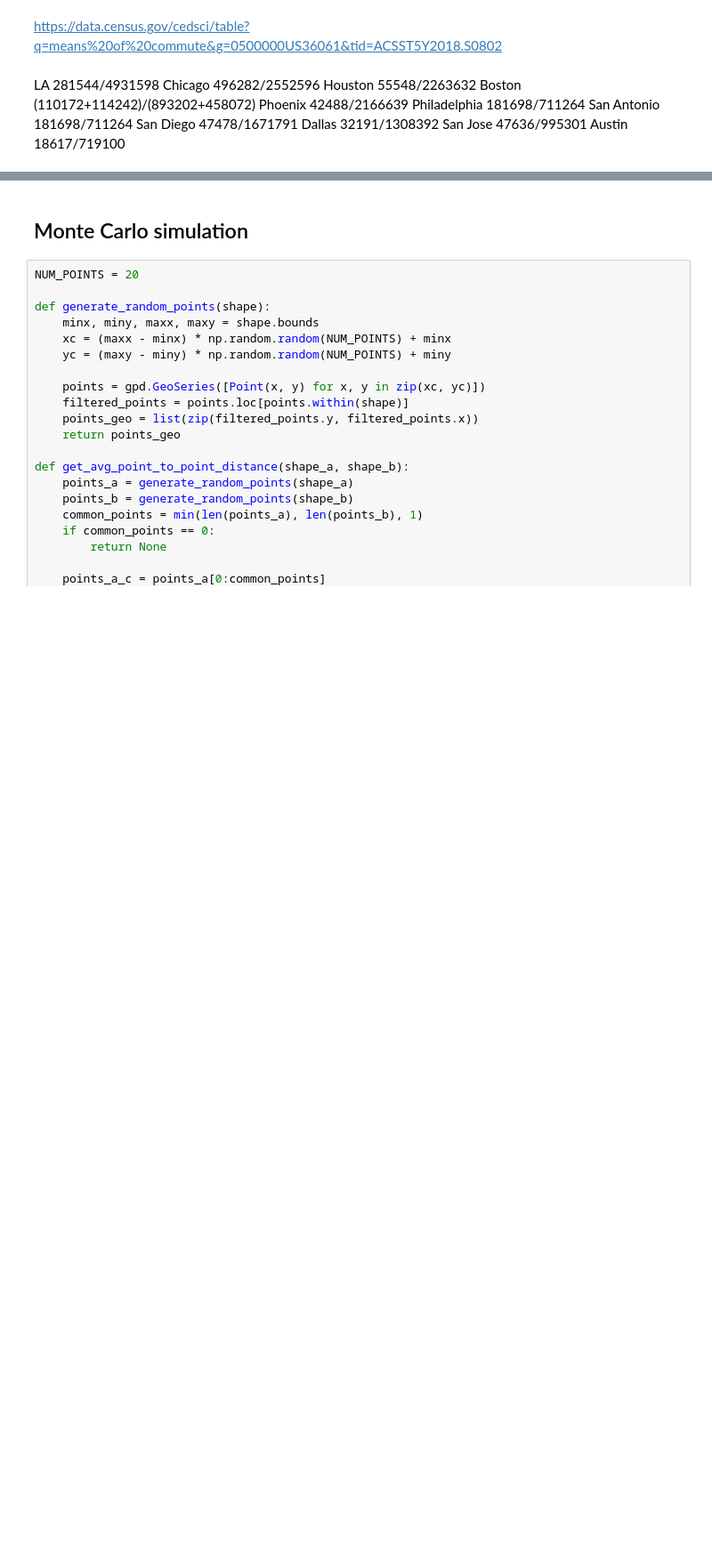
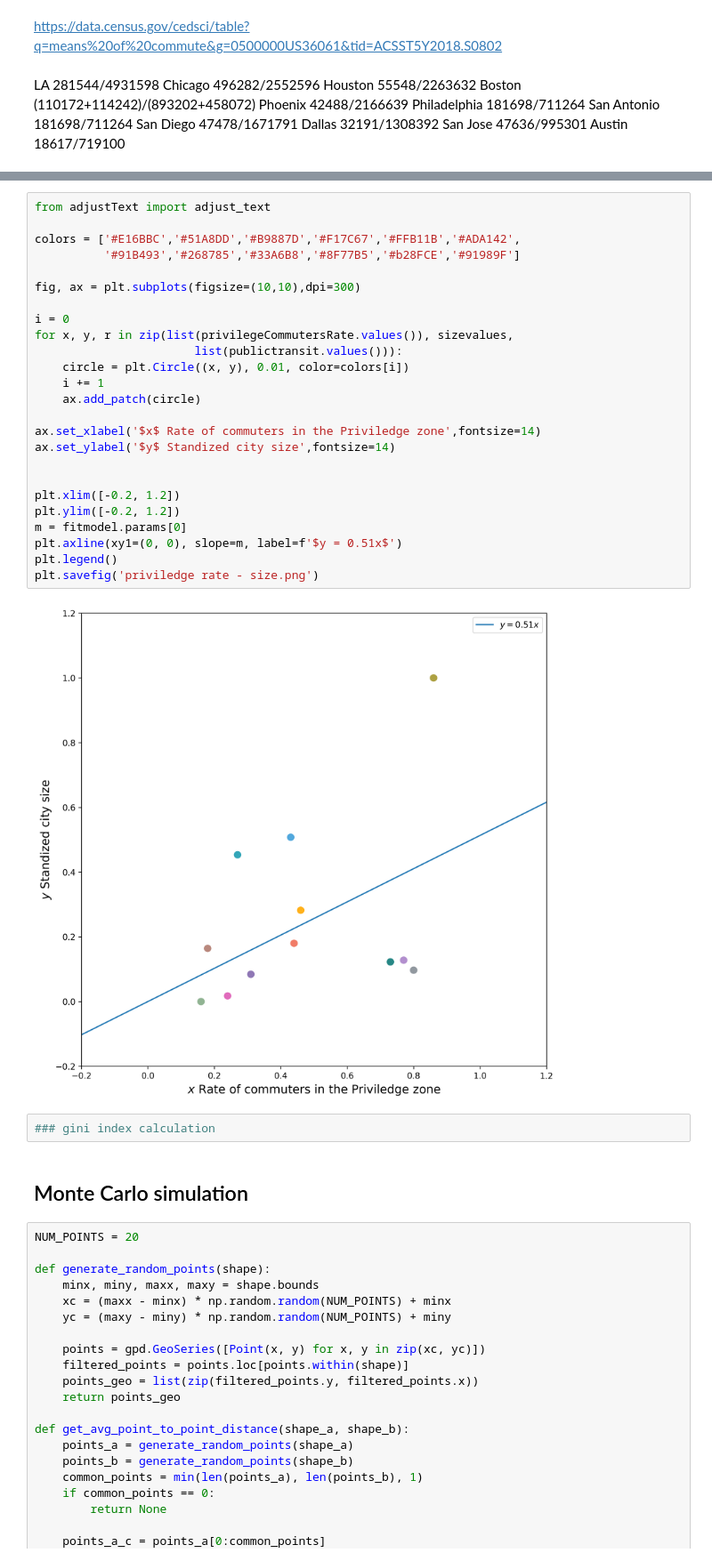
Before and after one commit to yuribogomolov/sttn, a Jupyter notebook: notebooks/f(d)_gravity_model-explain.ipynb, the cells around one changed output, grey strips where cells are left out. Shown at 89% size. Saved outputs shown, nothing was run; the diff lists cells and outputs as text; blank space fills up the shorter version.

```diff
--- a/notebooks/f(d)_gravity_model-explain.ipynb
+++ b/notebooks/f(d)_gravity_model-explain.ipynb
@@ -740,3 +803,32 @@ plt.savefig('public transit - priviledge rate.png')
+# %%
+from adjustText import adjust_text
+
+colors = ['#E16BBC','#51A8DD','#B9887D','#F17C67','#FFB11B','#ADA142',
+          '#91B493','#268785','#33A6B8','#8F77B5','#b28FCE','#91989F']
+
+fig, ax = plt.subplots(figsize=(10,10),dpi=300)
+
+i = 0
+for x, y, r in zip(list(privilegeCommutersRate.values()), sizevalues,
+                       list(publictransit.values())):
+    circle = plt.Circle((x, y), 0.01, color=colors[i])
+    i += 1
+    ax.add_patch(circle)
+
+ax.set_xlabel('$x$ Rate of commuters in the Priviledge zone',fontsize=14)
+ax.set_ylabel('$y$ Standized city size',fontsize=14)
+
+
+plt.xlim([-0.2, 1.2])
+plt.ylim([-0.2, 1.2])
+m = fitmodel.params[0]
+plt.axline(xy1=(0, 0), slope=m, label=f'$y = 0.51x$')
+plt.legend()
+plt.savefig('priviledge rate - size.png')
+# %% [output]
+[figure, added]
+# %%
+### gini index calculation
 # %% [markdown]
 ## Monte Carlo simulation
 # %%
```
Also changed, not shown: parts of 10 cells of this notebook.
